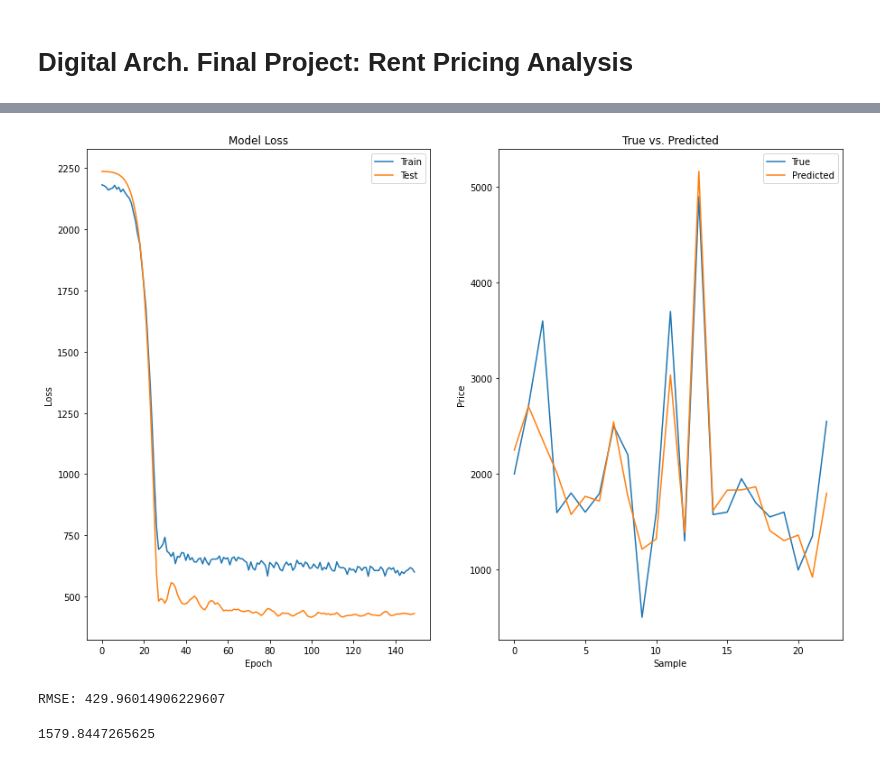
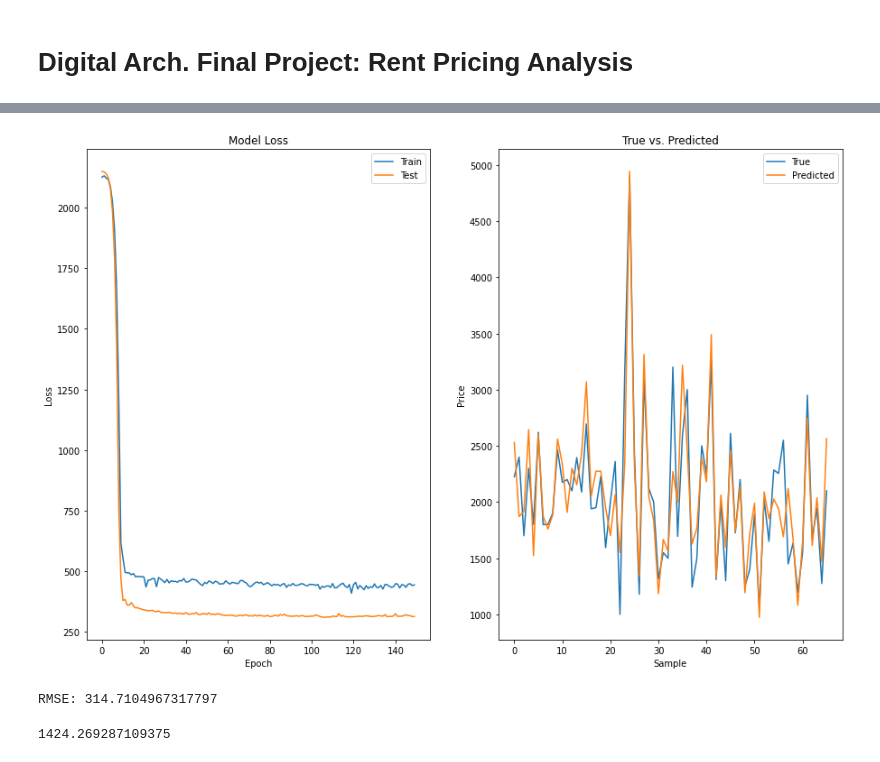
Before and after one commit to fdac23/CarPricingAnalysis, a Jupyter notebook: RentPricingAnalysis.ipynb, the cells around one changed output, grey strips where cells are left out. Saved outputs shown, nothing was run; the diff lists cells and outputs as text; code cells hidden in the pictures.

```diff
--- a/RentPricingAnalysis.ipynb
+++ b/RentPricingAnalysis.ipynb
@@ -11,4 +11,4 @@ To enable the following instructions: AVX2 FMA, in other operations, rebuild Ten
 # %%
-zipCodes = '37920'
+zipCodes = ['37920', '37076']
 zm = ZillowModel(zipCodes)
 # %% [output]
@@ -16,9 +16,8 @@ zm = ZillowModel(zipCodes)
-[figure, old version]
+[figure, new version]
-RMSE: 429.96014906229607
+RMSE: 314.7104967317797
 # %%
 inputs = {
-  'latitude':35.961002,
-  'longitude':-83.90532,
+  'zipCode':37920,
   'numBeds':1,
   'numBaths':1,
   'area':750
@@ -27,4 +26,4 @@ inputs = {
 pred = zm.ModelPredict(inputs)
 print(pred)
 # %% [output]
-1579.8447265625
+1424.269287109375
```
Also changed, not shown: parts of 2 cells of this notebook, 1 other file.
